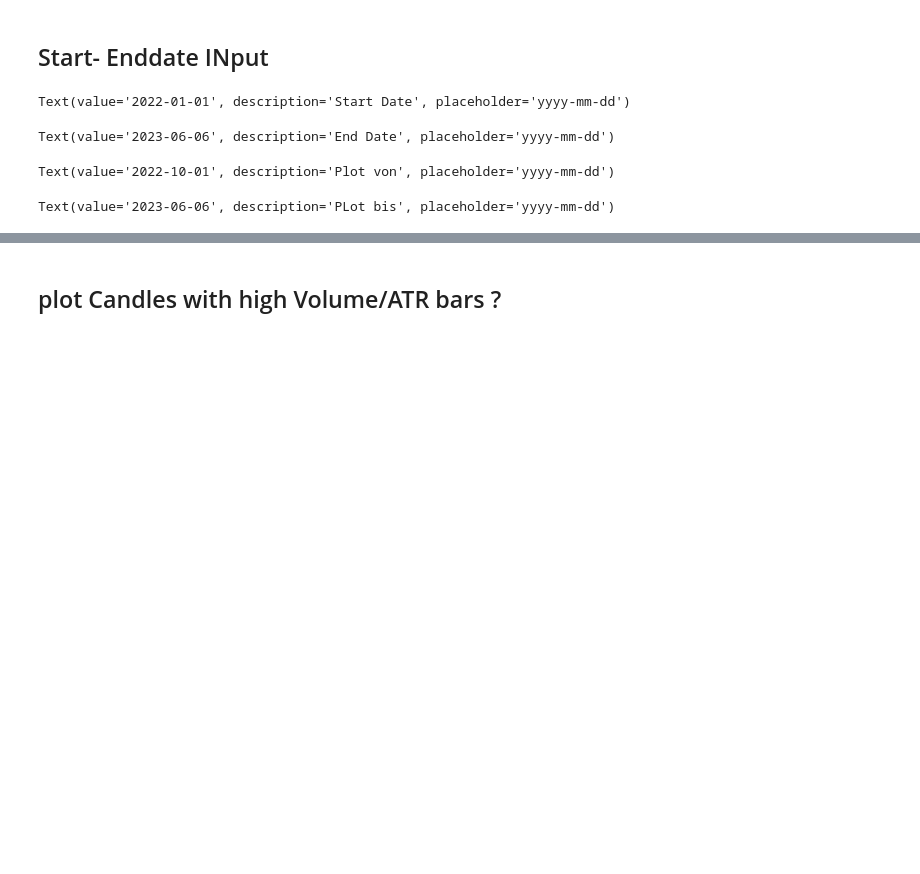
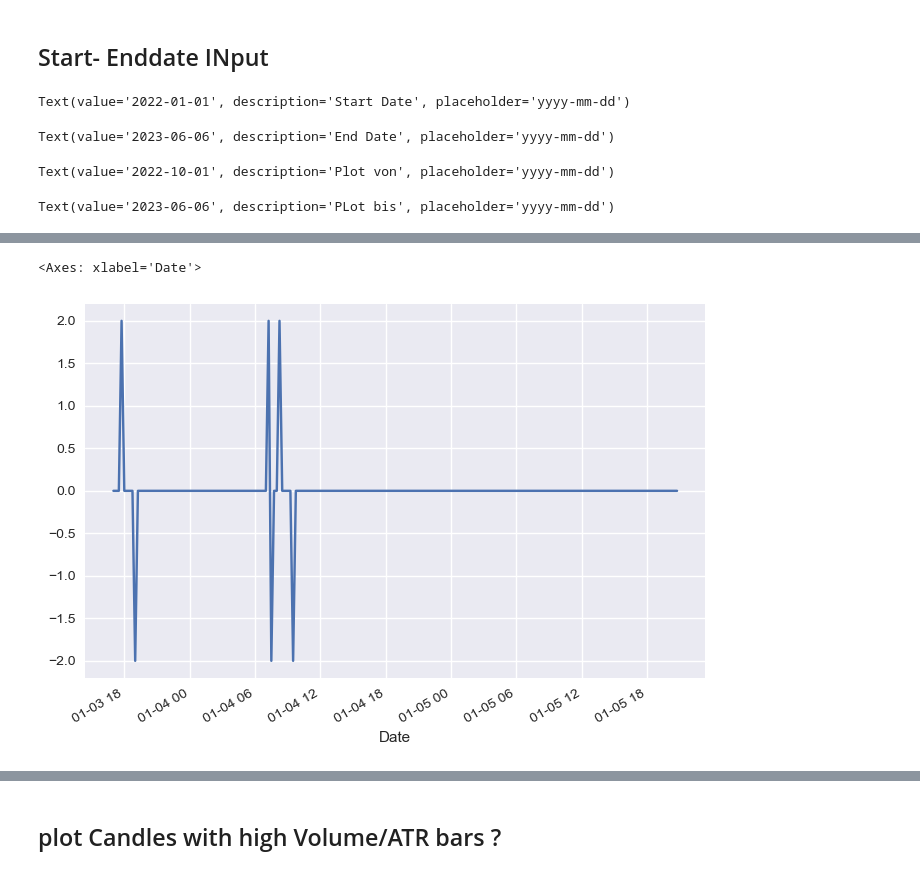
Before and after one commit to lotharm/Analysis, a Jupyter notebook: X_timeseriesanalysis.ipynb, the cells around one changed output, grey strips where cells are left out. Drawn from its saved outputs; the diff is of its cells as text; code cells hidden in the pictures; blank space fills up the shorter version.

```diff
--- a/X_timeseriesanalysis.ipynb
+++ b/X_timeseriesanalysis.ipynb
@@ -324,0 +391,5 @@ daten=daten.dropna()
+# %%
+data[:200]["buysell"].plot()
+# %% [output]
+<Axes: xlabel='Date'>
+[figure, added]
```
Also changed, not shown: parts of 38 cells of this notebook, 2 other files.
